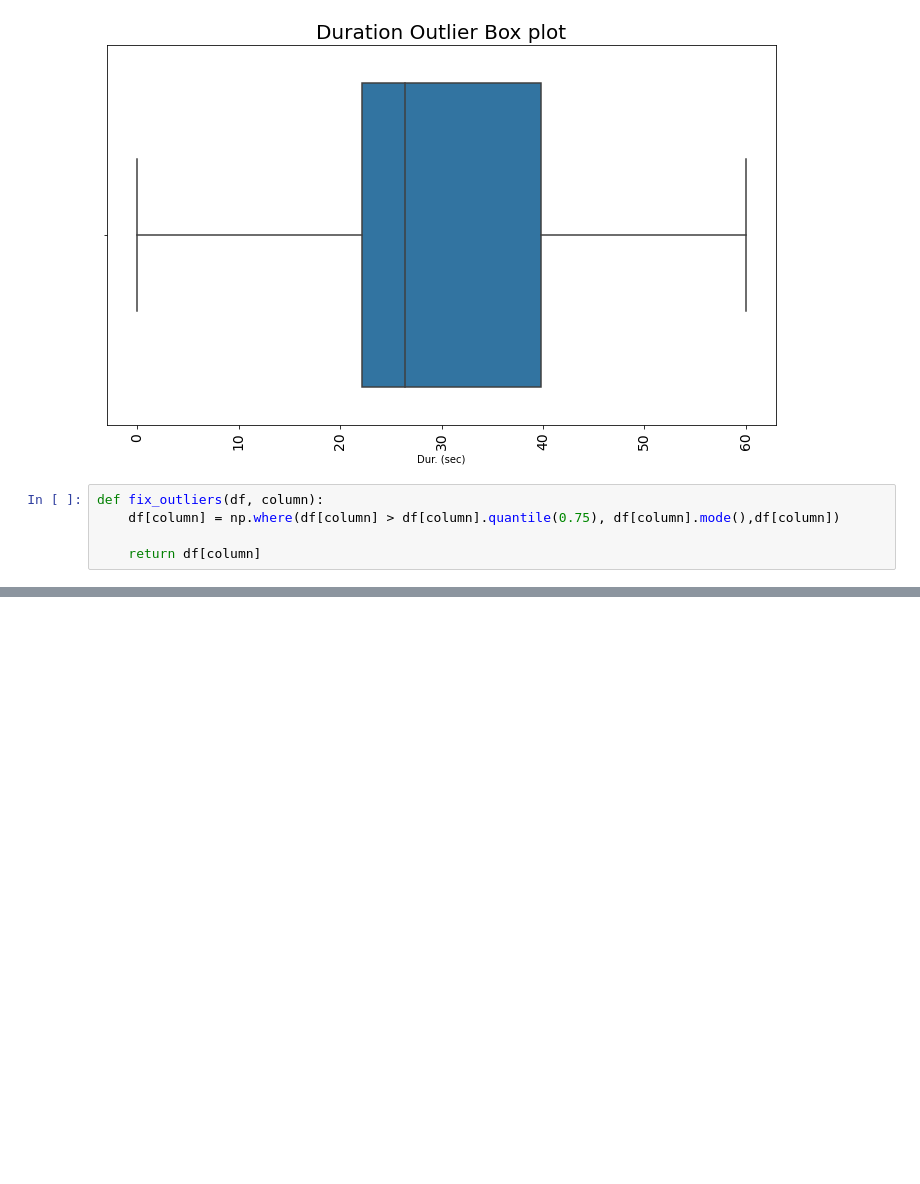
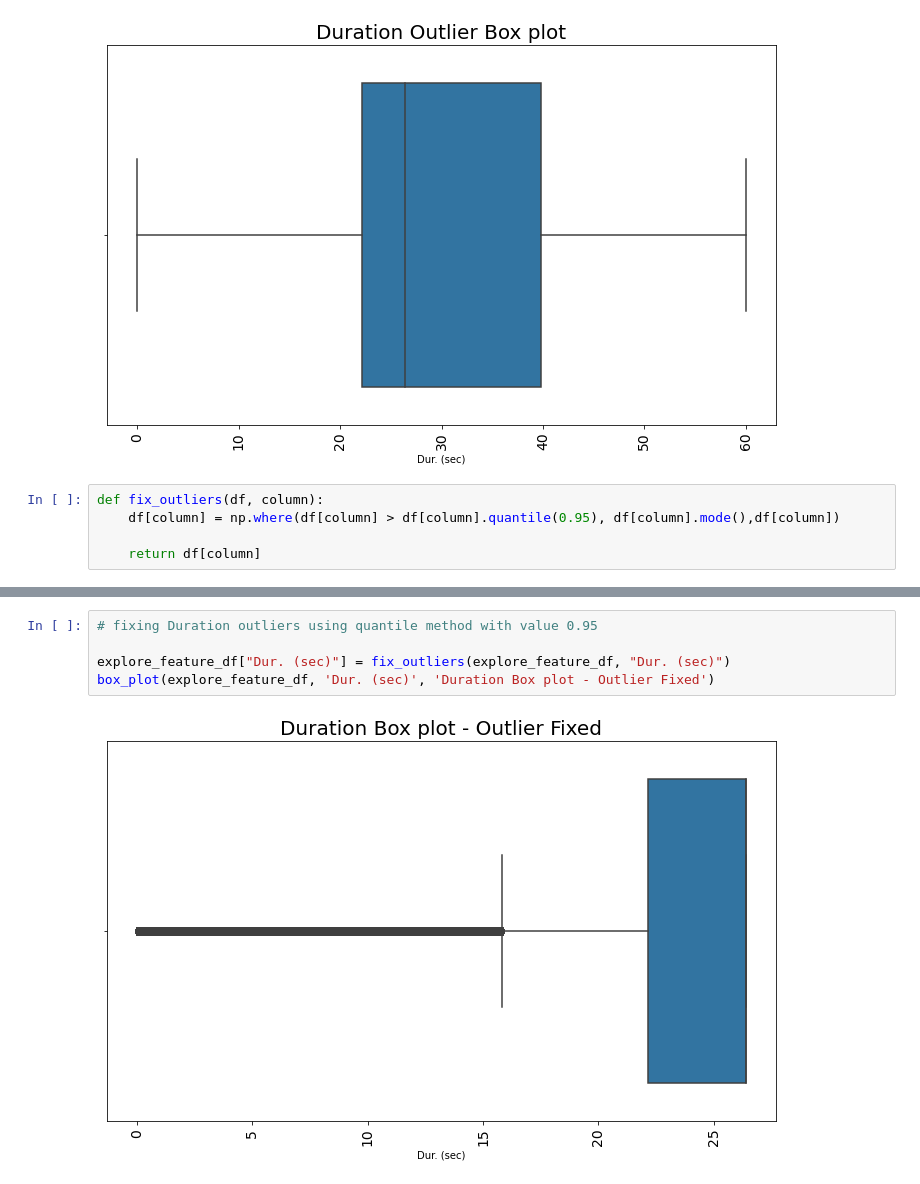
Before and after one commit to yonamg/Telecom-Data-Analysis, a Jupyter notebook: notebook/user_overview_analysis.ipynb, the cells around one changed output, grey strips where cells are left out. Cells and saved outputs as stored; diff of their text form; blank space fills up the shorter version.

Commit message:
histogram and box plotting are done

```diff
--- a/notebook/user_overview_analysis.ipynb
+++ b/notebook/user_overview_analysis.ipynb
@@ -298,7 +298,7 @@ box_plot(explore_feature_df, 'Dur. (sec)', 'Duration Outlier Box plot')
 [figure]
 # %%
 def fix_outliers(df, column):
-    df[column] = np.where(df[column] > df[column].quantile(0.75), df[column].mode(),df[column])
+    df[column] = np.where(df[column] > df[column].quantile(0.95), df[column].mode(),df[column])
 
     return df[column]
 # %%
@@ -310,0 +311,7 @@ NameError: name 'fix_outliers' is not defined
+# %%
+# fixing Duration outliers using quantile method with value 0.95
+
+explore_feature_df["Dur. (sec)"] = fix_outliers(explore_feature_df, "Dur. (sec)")
+box_plot(explore_feature_df, 'Dur. (sec)', 'Duration Box plot - Outlier Fixed')
+# %% [output]
+[figure, added]
```
Also changed, not shown: parts of 12 cells of this notebook.
